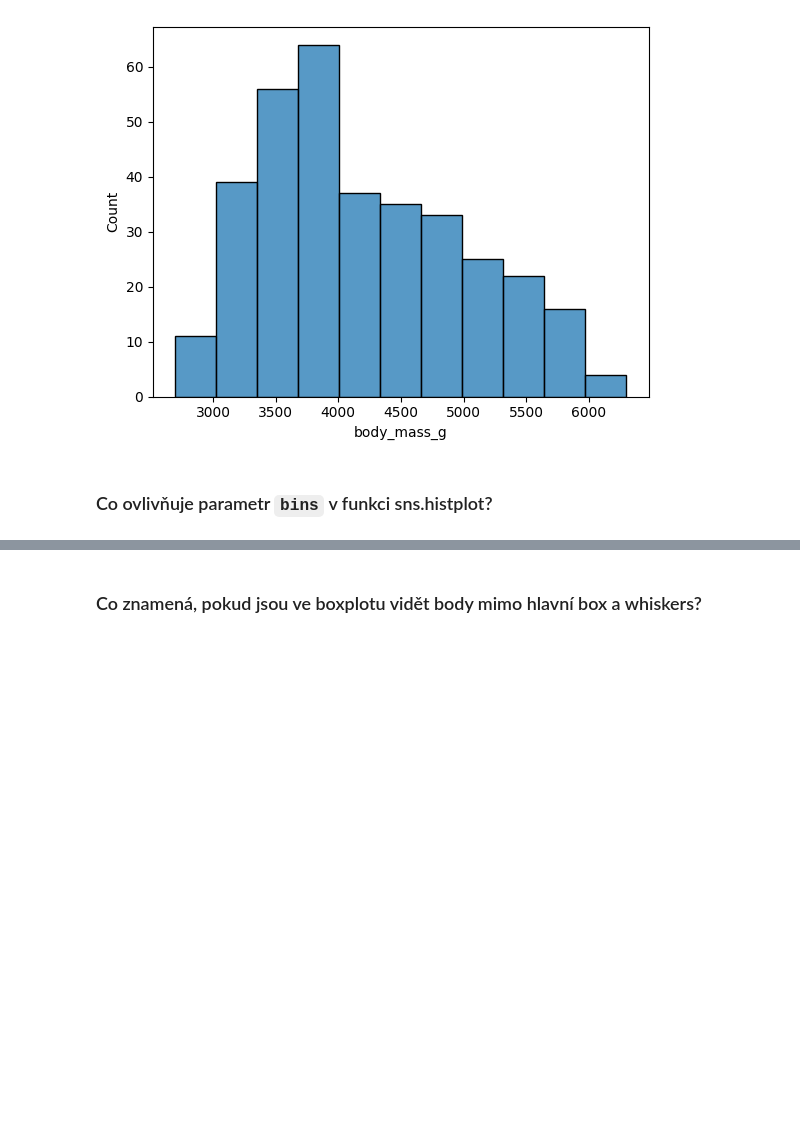
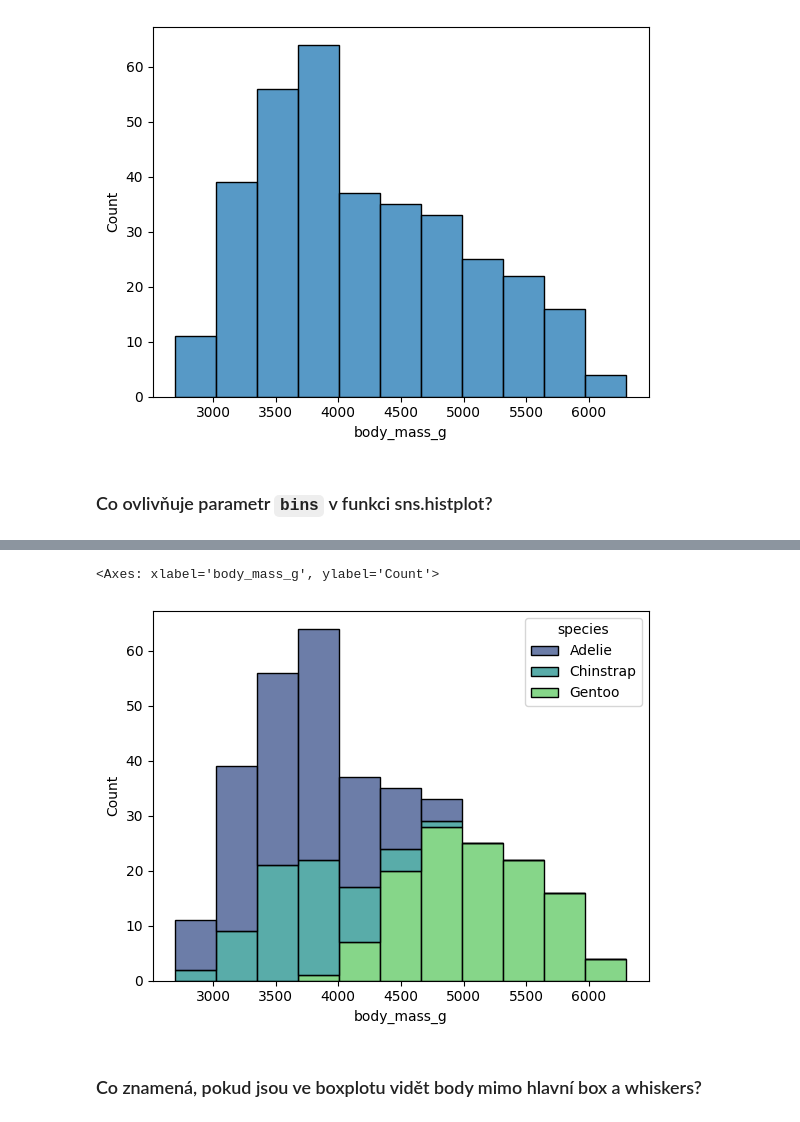
Before and after one commit to AnetaPopelova/czechitas-python-pro-datovou-analyzu-2024-09, a Jupyter notebook: notebooks/reseni-kvizu/kviz-04.ipynb, the cells around one changed output, grey strips where cells are left out. Saved outputs shown, nothing was run; the diff lists cells and outputs as text; code cells hidden in the pictures; blank space fills up the shorter version.

```diff
--- a/notebooks/reseni-kvizu/kviz-04.ipynb
+++ b/notebooks/reseni-kvizu/kviz-04.ipynb
@@ -165,3 +166,10 @@ ax.set(
+# %%
+# Když zadáváte celý dataset (data): je to flexibilnější pro práci s více proměnnými, například při použití hue, col, row, a dalších.
+sns.histplot(data=data, x="body_mass_g", hue="species",
+             palette="viridis", multiple="stack")
+# %% [output]
+<Axes: xlabel='body_mass_g', ylabel='Count'>
+[figure, added]
 # %% [markdown]
 ### Co znamená, pokud jsou ve boxplotu vidět body mimo hlavní box a whiskers?
 # %%
```
Also changed, not shown: parts of 4 cells of this notebook.
